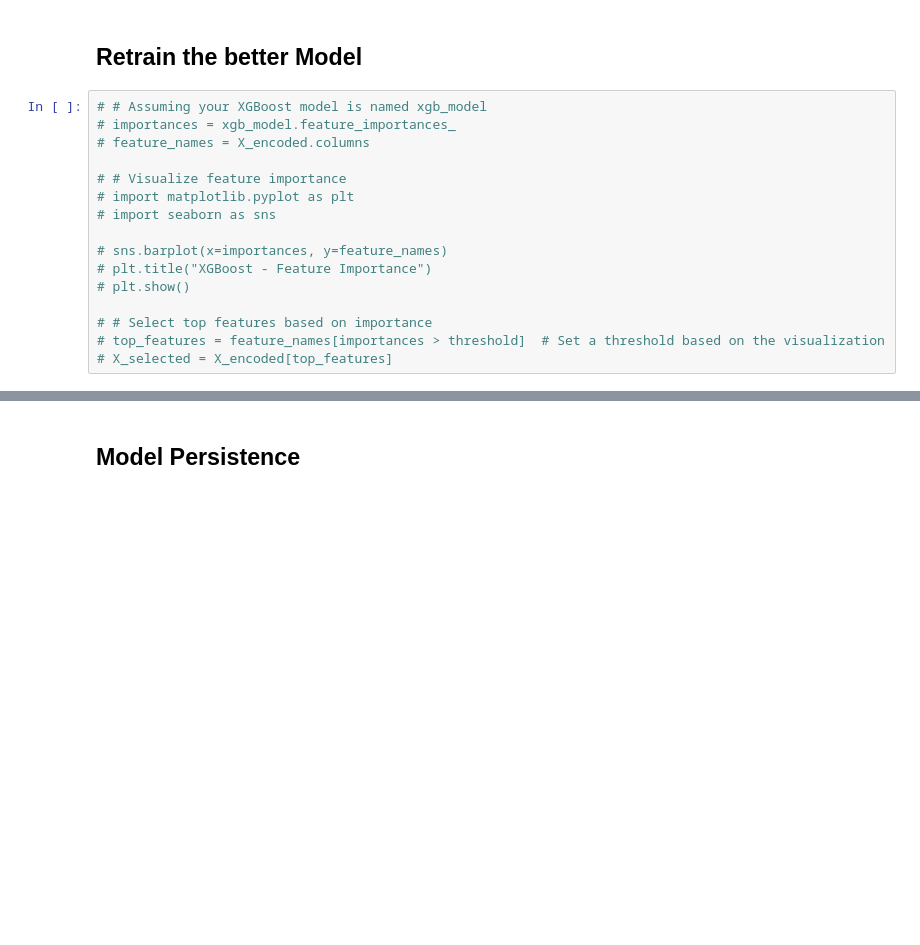
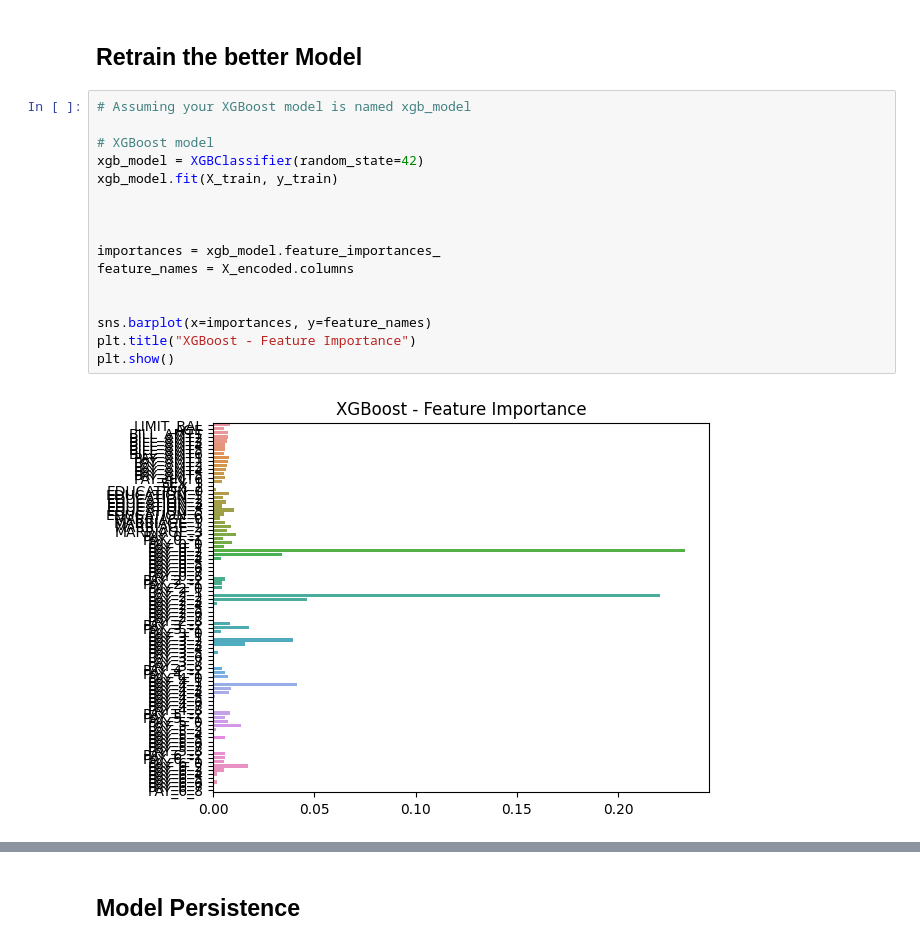
Before and after one commit to emmanuelkipngetich/Predicting-Credit-Default-with-Decision-Trees-XGBoost-and-Streamlit-GUI., a Jupyter notebook: Notebooks/Taiwan.ipynb, the cells around one changed output, grey strips where cells are left out. Drawn from its saved outputs; the diff is of its cells as text; blank space fills up the shorter version.

```diff
--- a/Notebooks/Taiwan.ipynb
+++ b/Notebooks/Taiwan.ipynb
@@ -790,18 +790,20 @@ These adjustments should speed up the hyperparameter tuning process while still
 # %% [markdown]
 ## Retrain the better Model
 # %%
-# # Assuming your XGBoost model is named xgb_model
-# importances = xgb_model.feature_importances_
-# feature_names = X_encoded.columns
+# Assuming your XGBoost model is named xgb_model
 
-# # Visualize feature importance
-# import matplotlib.pyplot as plt
-# import seaborn as sns
+# XGBoost model
+xgb_model = XGBClassifier(random_state=42)
+xgb_model.fit(X_train, y_train)
 
-# sns.barplot(x=importances, y=feature_names)
-# plt.title("XGBoost - Feature Importance")
-# plt.show()
 
-# # Select top features based on importance
-# top_features = feature_names[importances > threshold]  # Set a threshold based on the visualization
-# X_selected = X_encoded[top_features]
+
+importances = xgb_model.feature_importances_
+feature_names = X_encoded.columns
+
+
+sns.barplot(x=importances, y=feature_names)
+plt.title("XGBoost - Feature Importance")
+plt.show()
+# %% [output]
+[figure, added]
```
Also changed, not shown: parts of 4 cells of this notebook.
